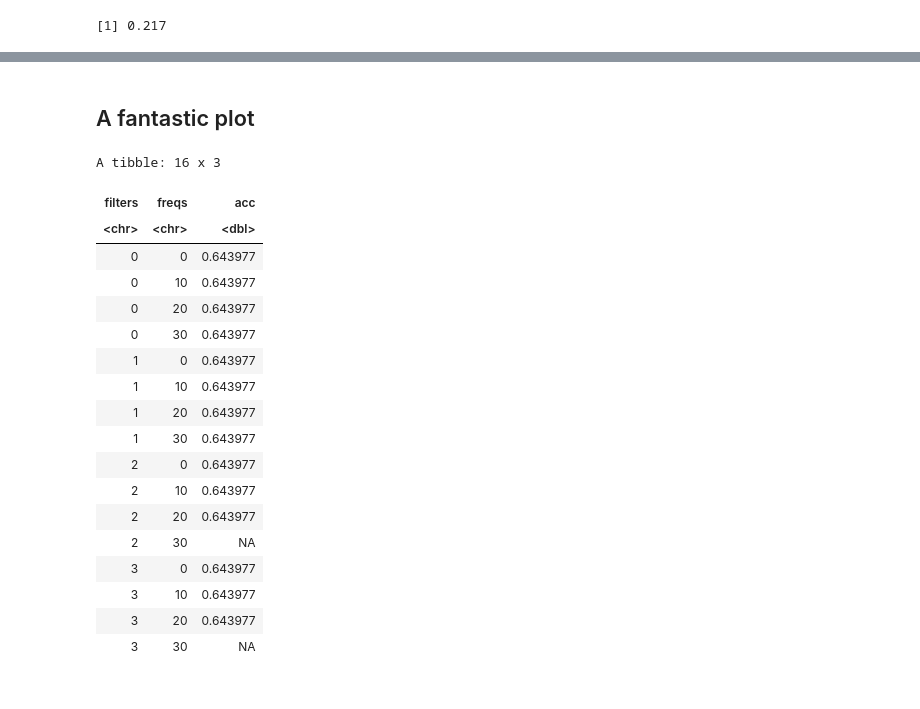
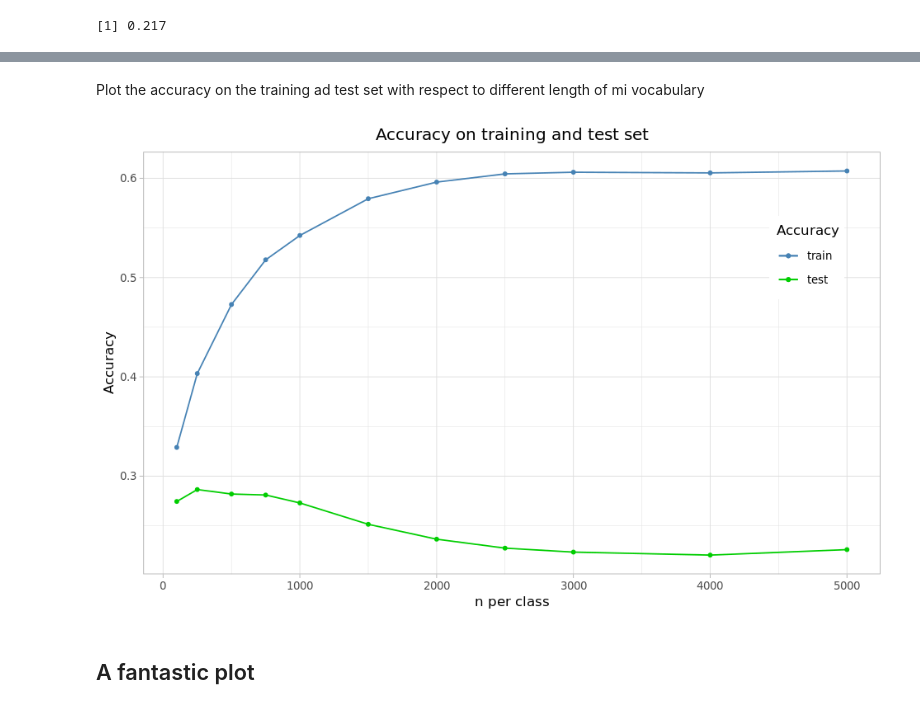
Before and after one commit to c0pp1/NaiveBayesMNC, a Jupyter notebook: project05.ipynb, the cells around one changed output, grey strips where cells are left out. Drawn from its saved outputs; the diff is of its cells as text; code cells hidden in the pictures.

```diff
--- a/project05.ipynb
+++ b/project05.ipynb
@@ -343,0 +493,29 @@ accuracy(pred_freq, df[(nDoc-test+1):nDoc, 1][[1]])
+# %%
+evaluate::inject_funs(
+  flush.console = function() { base::flush.console(); evaluate::flush_console() },
+  flush = function(con) { base::flush(con); evaluate::flush_console() }
+)
+
+test <- 2000
+
+test_accuracy <- vector()
+
+for (n in n_perclass){
+
+    mi_voc <- list()
+    mi_vocabulary <- vector()
+    for(i in L) {
+        mi_voc[[i]] <- rownames(mi)[order(mi[,i], decreasing=TRUE)][1:n]
+        mi_vocabulary <- union(mi_vocabulary, rownames(mi)[order(mi[,i], decreasing=TRUE)][1:n])
+    }
+    cat("The length of the vocabulary is",length(mi_vocabulary),"\n")
+
+    voc_train <- multinomNBC.voc.fit(df[test:nDoc, 2], df[test:nDoc, 1], mi_vocabulary)
+    voc_pred  <- multinomNBC.predict(df[1:test, 2][[1]], voc_train$log.prior, voc_train$log.likelihood, voc_train$vocabulary)
+
+    acc <- accuracy(voc_pred, df[1:test, 1][[1]])
+    test_accuracy <- append(test_accuracy, acc)
+
+    cat("The accuracy for n =",n,"is",accuracy(voc_pred, df[1:test, 1][[1]]),"\n\n")
+    flush_console()
+}
@@ -344,3 +540,22 @@ accuracy(pred_freq, df[(nDoc-test+1):nDoc, 1][[1]])
+# %% [markdown]
+Plot the accuracy on the training ad test set with respect to different length of mi vocabulary
+# %%
+acc_df <- data.frame(n_perclass, train_accuracy, test_accuracy)
+options(repr.plot.width=8, repr.plot.height=5)
+plot_acc <- ggplot(data=acc_df)+
+            theme_light() +
+            geom_line(aes(x=n_perclass, y=train_accuracy, color="train")) +
+            geom_line(aes(x=n_perclass, y=test_accuracy,  color="test"))  +
+            geom_point(aes(x=n_perclass, y=train_accuracy, color="train"),size=1) +
+            geom_point(aes(x=n_perclass, y=test_accuracy,  color="test"),size=1) +
+            labs(x="n per class", y="Accuracy", title="Accuracy on training and test set")+
+            theme(plot.title = element_text(hjust = 0.5),text = element_text(size=10),legend.position=c(.9,.75))+
+            scale_color_manual(name = "Accuracy", values = c("train" = "steelblue", "test" = "green3"))
+plot_acc
+
+ggsave("NaiveBayesMNC/Accuracy_plot.pdf",plot_acc,width = 10, height = 6)
+# %% [output]
+[figure, added]
 # %% [markdown]
 ## A fantastic plot
 # %%
@@ -358,26 +573,6 @@ for(freq_n in freqs) {
     }
 }
 # %%
-df_plt <- as.data.frame(data) %>% mutate(., filters=rownames(.)) %>% pivot_longer(., cols=colnames(.)[colnames(.)!='filters'], names_to='freqs', values_to='acc')
-df_plt
+# df_plt <- as.data.frame(data) %>% mutate(., filters=rownames(.)) %>% pivot_longer(., cols=colnames(.)[colnames(.)!='filters'], names_to='freqs', values_to='acc')
+# df_plt
-# %% [output]
-A tibble: 16 x 3
-| filters | freqs | acc |
-| <chr> | <chr> | <dbl> |
-| 0 | 0 | 0.643977 |
-| 0 | 10 | 0.643977 |
-| 0 | 20 | 0.643977 |
-| 0 | 30 | 0.643977 |
-| 1 | 0 | 0.643977 |
-| 1 | 10 | 0.643977 |
-| 1 | 20 | 0.643977 |
-| 1 | 30 | 0.643977 |
-| 2 | 0 | 0.643977 |
-| 2 | 10 | 0.643977 |
-| 2 | 20 | 0.643977 |
-| 2 | 30 | NA |
-| 3 | 0 | 0.643977 |
-| 3 | 10 | 0.643977 |
-| 3 | 20 | 0.643977 |
-| 3 | 30 | NA |
 # %%
```
Also changed, not shown: parts of 36 cells of this notebook, 3 other files.
